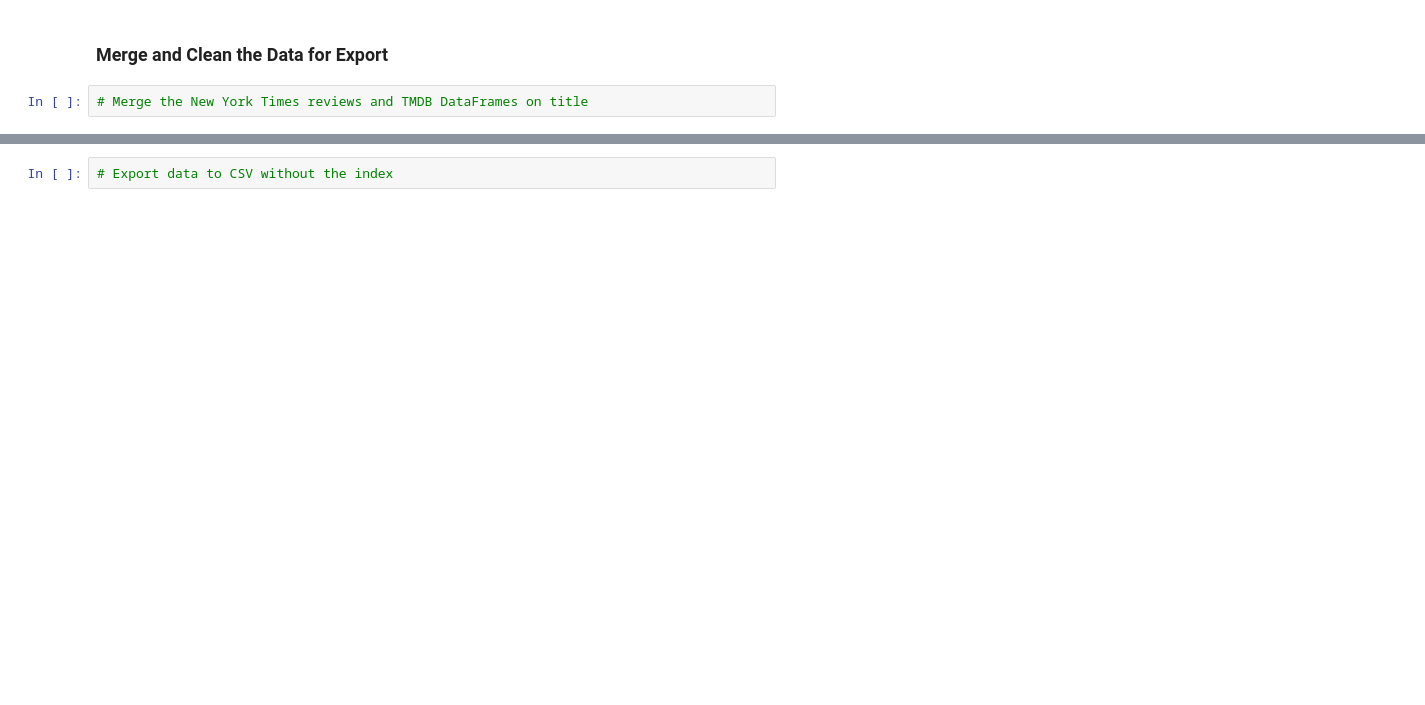
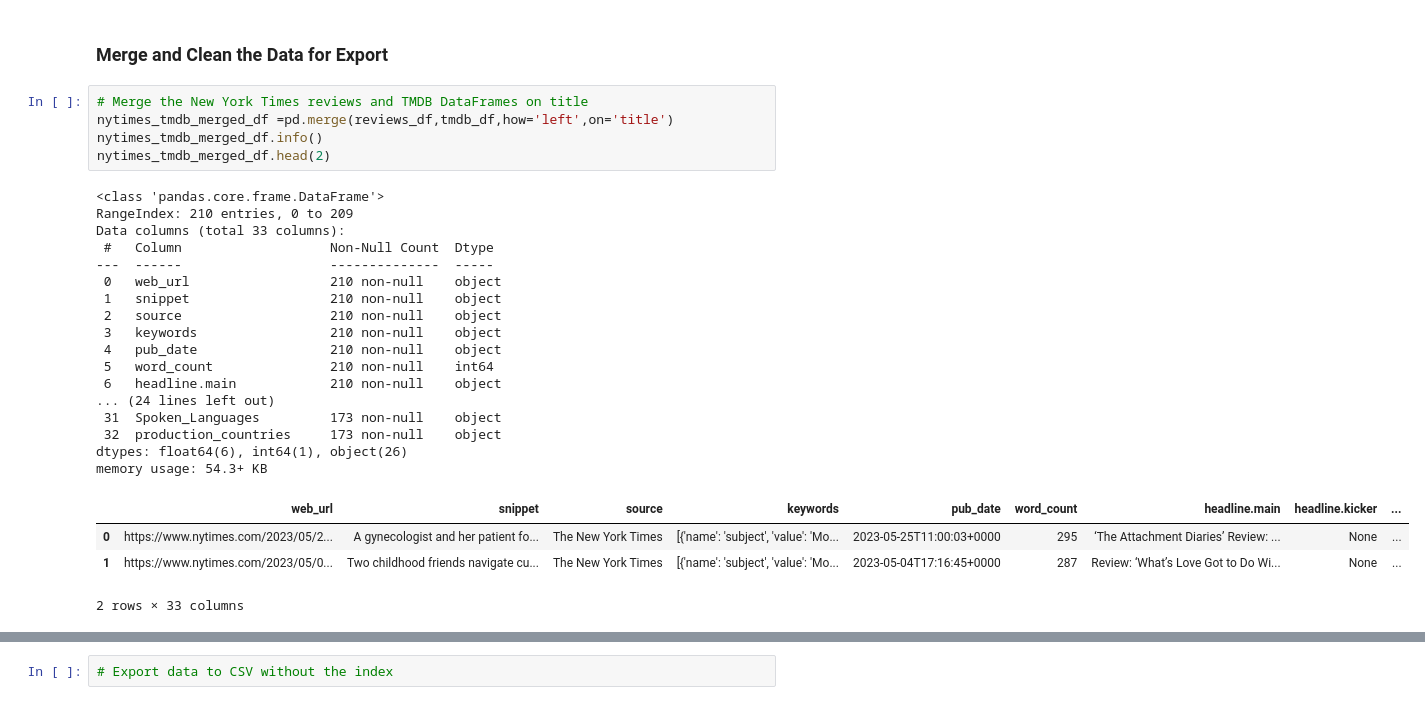
Before and after one commit to niarapur/data-sourcing-challenge, a Jupyter notebook: retrieve_movie_data.ipynb, the cells around one changed output, grey strips where cells are left out. Cells and saved outputs as stored; diff of their text form; blank space fills up the shorter version.

```diff
--- a/retrieve_movie_data.ipynb
+++ b/retrieve_movie_data.ipynb
@@ -236,3 +394,28 @@ movie_list_df.head(10)
 ### Merge and Clean the Data for Export
 # %%
 # Merge the New York Times reviews and TMDB DataFrames on title
+nytimes_tmdb_merged_df =pd.merge(reviews_df,tmdb_df,how='left',on='title')
+nytimes_tmdb_merged_df.info()
+nytimes_tmdb_merged_df.head(2)
+# %% [output]
+<class 'pandas.core.frame.DataFrame'>
+RangeIndex: 210 entries, 0 to 209
+Data columns (total 33 columns):
+ #   Column                   Non-Null Count  Dtype
+---  ------                   --------------  -----
+ 0   web_url                  210 non-null    object
+ 1   snippet                  210 non-null    object
+ 2   source                   210 non-null    object
+ 3   keywords                 210 non-null    object
+ 4   pub_date                 210 non-null    object
+ 5   word_count               210 non-null    int64
+ 6   headline.main            210 non-null    object
+... (24 lines left out)
+ 31  Spoken_Languages         173 non-null    object
+ 32  production_countries     173 non-null    object
+dtypes: float64(6), int64(1), object(26)
+memory usage: 54.3+ KB
+|  | web_url | snippet | source | keywords | pub_date | word_count | headline.main | headline.kicker | ... |
+| 0 | https://www.nytimes.com/2023/05/2... | A gynecologist and her patient fo... | The New York Times | [{'name': 'subject', 'value': 'Mo... | 2023-05-25T11:00:03+0000 | 295 | ‘The Attachment Diaries’ Review: ... | None | ... |
+| 1 | https://www.nytimes.com/2023/05/0... | Two childhood friends navigate cu... | The New York Times | [{'name': 'subject', 'value': 'Mo... | 2023-05-04T17:16:45+0000 | 287 | Review: ‘What’s Love Got to Do Wi... | None | ... |
+2 rows × 33 columns
```
Also changed, not shown: parts of 14 cells of this notebook.
